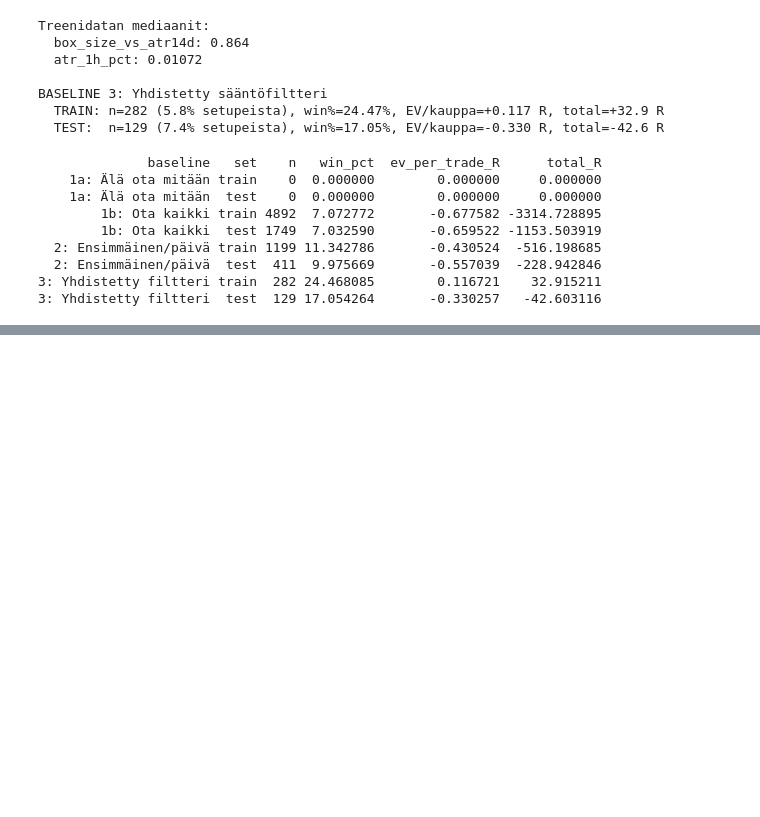
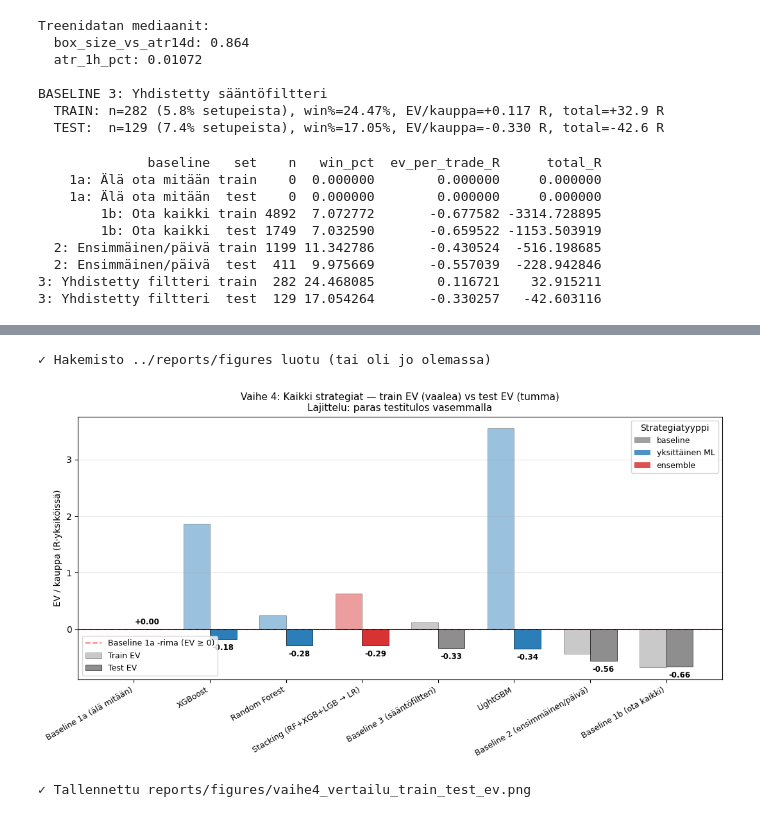
Before and after one commit to aanixi/box-method-ensemble-prediction, a Jupyter notebook: notebooks/04_modeling.ipynb, the cells around one changed output, grey strips where cells are left out. Cells and saved outputs as stored; diff of their text form; code cells hidden in the pictures; blank space fills up the shorter version.

```diff
--- a/notebooks/04_modeling.ipynb
+++ b/notebooks/04_modeling.ipynb
@@ -330,0 +1301,59 @@ print(baseline_summary.to_string(index=False))
+# %%
+import os
+os.makedirs('../reports/figures', exist_ok=True)
+print("✓ Hakemisto ../reports/figures luotu (tai oli jo olemassa)")
+# %% [output]
+✓ Hakemisto ../reports/figures luotu (tai oli jo olemassa)
+# %%
+# ============================================================
+# Päägrafiikka: train EV vs test EV
+# Visualisoi sekä järjestyksen että overfit-eron
+# ============================================================
+import matplotlib.pyplot as plt
+import numpy as np
+
+fig, ax = plt.subplots(figsize=(11, 6))
+
+# Värit tyypin mukaan
+color_map = {'baseline': '#888888', 'yksittäinen ML': '#1f77b4', 'ensemble': '#d62728'}
+colors = [color_map[t] for t in all_results_sorted['tyyppi']]
+
+x = np.arange(len(all_results_sorted))
+width = 0.35
+
+bars_train = ax.bar(x - width/2, all_results_sorted['train_ev'], width,
+                     label='Train EV', color=colors, alpha=0.45, edgecolor='black', linewidth=0.5)
+bars_test = ax.bar(x + width/2, all_results_sorted['test_ev'], width,
+                    label='Test EV', color=colors, alpha=0.95, edgecolor='black', linewidth=0.5)
+
+# Rima
+ax.axhline(0, color='black', lw=1.2, ls='-')
+ax.axhline(0, color='red', lw=1.5, ls='--', alpha=0.5, label='Baseline 1a -rima (EV ≥ 0)')
+
+# Annotoinnit testitulosten päälle
+for i, bar in enumerate(bars_test):
+    h = bar.get_height()
+    ax.text(bar.get_x() + bar.get_width()/2, h + (0.05 if h >= 0 else -0.08),
+            f'{h:+.2f}', ha='center', va='bottom' if h >= 0 else 'top', fontsize=8.5, fontweight='bold')
+
+ax.set_xticks(x)
+ax.set_xticklabels(all_results_sorted['strategia'], rotation=30, ha='right', fontsize=9)
+ax.set_ylabel('EV / kauppa (R-yksiköissä)')
+ax.set_title('Vaihe 4: Kaikki strategiat — train EV (vaalea) vs test EV (tumma)\n'
+             'Lajittelu: paras testitulos vasemmalla', fontsize=11)
+ax.legend(loc='lower left', fontsize=9)
+ax.grid(axis='y', alpha=0.3)
+
+# Erillinen legenda tyypille
+from matplotlib.patches import Patch
+type_legend = [Patch(facecolor=color_map[t], alpha=0.8, label=t) for t in ['baseline', 'yksittäinen ML', 'ensemble']]
+ax2 = ax.twinx(); ax2.axis('off')
+ax2.legend(handles=type_legend, loc='upper right', fontsize=9, title='Strategiatyyppi')
+
+plt.tight_layout()
+plt.savefig('../reports/figures/vaihe4_vertailu_train_test_ev.png', dpi=150, bbox_inches='tight')
+plt.show()
+print("✓ Tallennettu reports/figures/vaihe4_vertailu_train_test_ev.png")
+# %% [output]
+[figure, added]
+✓ Tallennettu reports/figures/vaihe4_vertailu_train_test_ev.png
```
Also changed, not shown: parts of 25 cells of this notebook, 2 other files.
